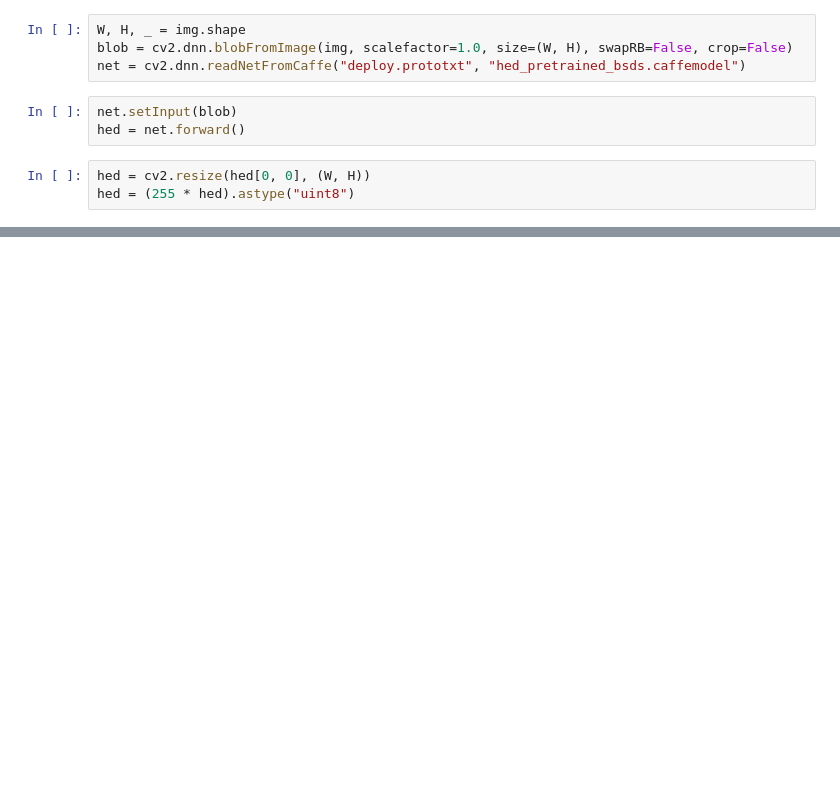
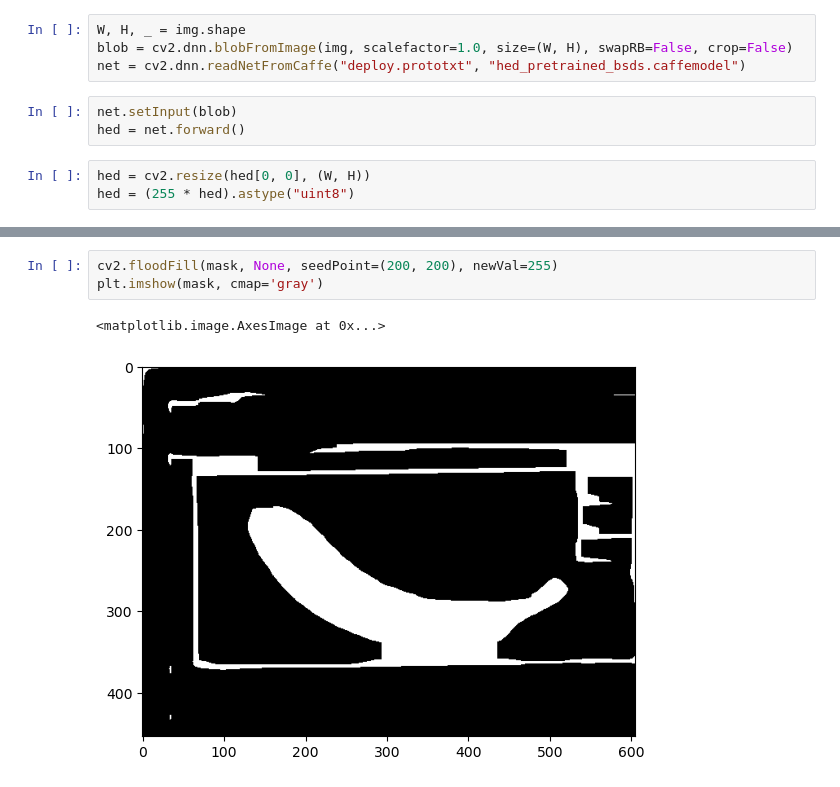
Before and after one commit to yashpatel5400/stats604-project3, a Jupyter notebook: project3.ipynb, the cells around one changed output, grey strips where cells are left out. Saved outputs shown, nothing was run; the diff lists cells and outputs as text; blank space fills up the shorter version.

```diff
--- a/project3.ipynb
+++ b/project3.ipynb
@@ -41,0 +34,6 @@ hed.shape
+# %%
+cv2.floodFill(mask, None, seedPoint=(200, 200), newVal=255)
+plt.imshow(mask, cmap='gray')
+# %% [output]
+<matplotlib.image.AxesImage at 0x...>
+[figure, added]
```
Also changed, not shown: parts of 5 cells of this notebook, 1 other file.
